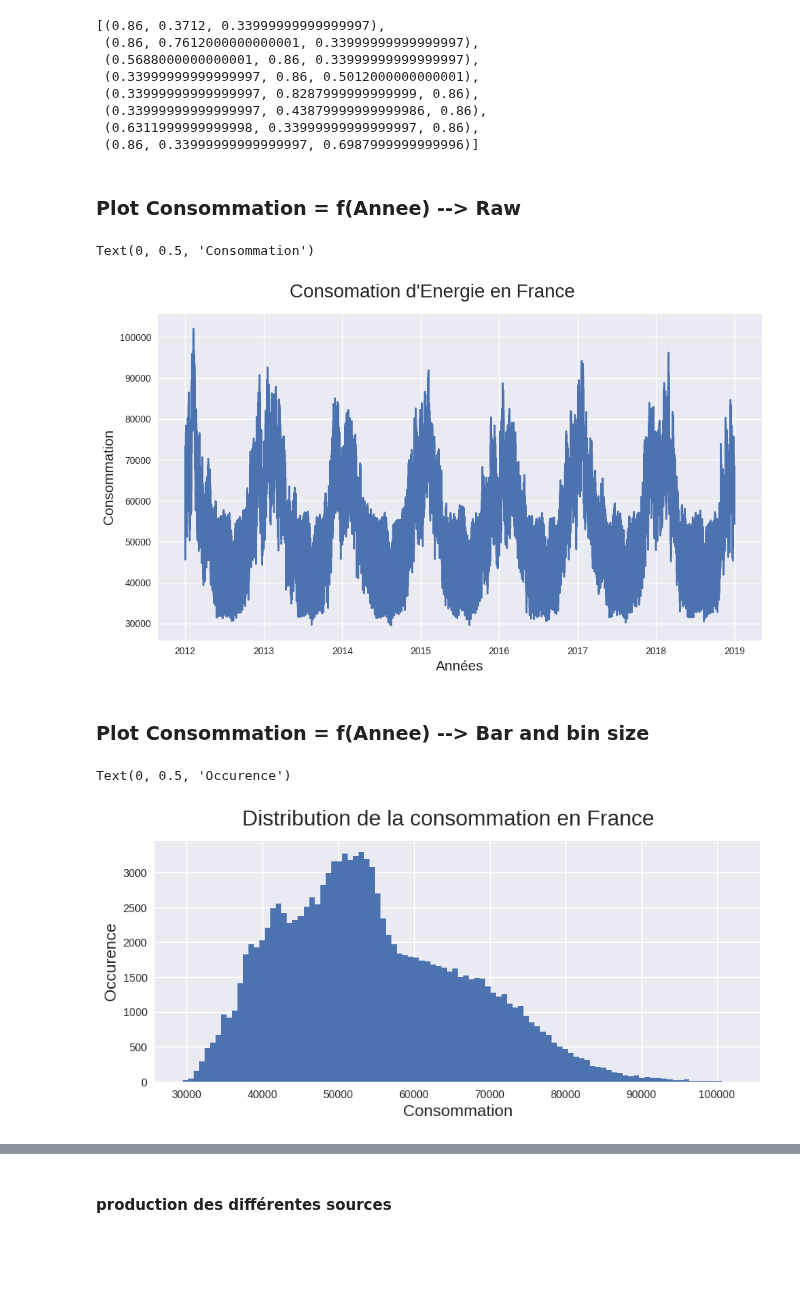
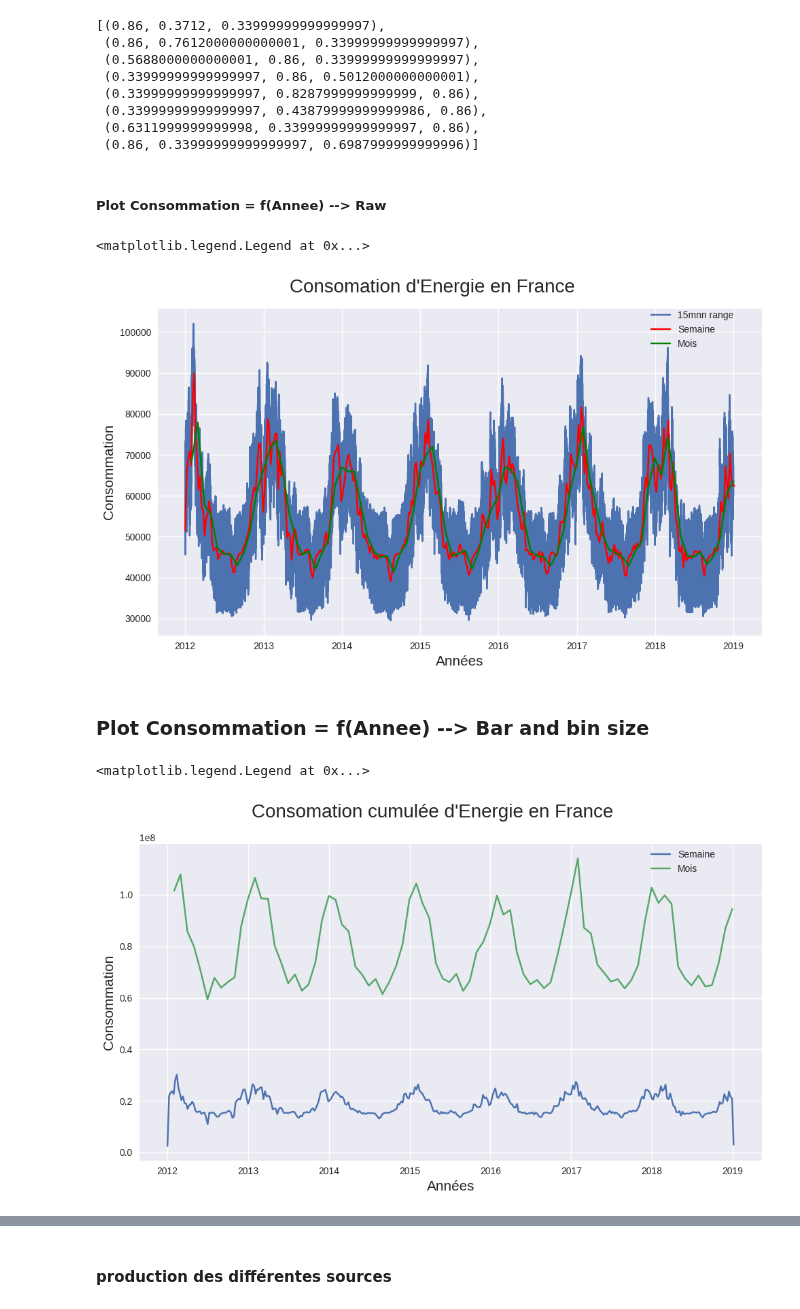
Before and after one commit to ManuLabricole/CDN-Statistique, a Jupyter notebook: Notebooks/Stat_descriptives_part2_mise_en_pratique.ipynb, the cells around one changed output, grey strips where cells are left out. Cells and saved outputs as stored; diff of their text form; code cells hidden in the pictures; blank space fills up the shorter version.

```diff
--- a/Notebooks/Stat_descriptives_part2_mise_en_pratique.ipynb
+++ b/Notebooks/Stat_descriptives_part2_mise_en_pratique.ipynb
@@ -566,28 +574,33 @@ sns.color_palette("hls", 8)
  (0.6311999999999998, 0.33999999999999997, 0.86),
  (0.86, 0.33999999999999997, 0.6987999999999996)]
 # %% [markdown]
-### Plot Consommation = f(Annee) --> Raw
+##### Plot Consommation = f(Annee) --> Raw
 # %%
 plt.style.use('seaborn')
 fig = plt.figure(layout="tight", figsize=(10, 6))
 fig.suptitle("Consomation d'Energie en France", fontsize=20)
 ax = fig.subplots()
 ax.plot(df_n.index, df_n['Consommation'])
+ax.plot(df_n["Consommation"].resample("W").mean(), color="r")
+ax.plot(df_n["Consommation"].resample("M").mean(), color="g")
 ax.set_xlabel("Années", loc="center", fontsize=15)
 ax.set_ylabel("Consommation", loc="center", fontsize=15)#, c=colors[color1])
+fig.legend(["15mnn range", "Semaine", "Mois"],loc=(0.82, 0.8))
 # %% [output]
-Text(0, 0.5, 'Consommation')
+<matplotlib.legend.Legend at 0x...>
-[figure, old version]
+[figure, new version]
 # %% [markdown]
 ### Plot Consommation = f(Annee) --> Bar and bin size
 # %%
 plt.style.use('seaborn')
-fig = plt.figure(figsize=(10, 4))
-fig.suptitle("Distribution de la consommation en France", fontsize=20)
+fig = plt.figure(layout="tight", figsize=(10, 6))
+fig.suptitle("Consomation cumulée d'Energie en France", fontsize=20)
 ax = fig.subplots()
-ax.hist(df['Consommation'], bins=100)
-ax.set_xlabel("Consommation", loc="center", fontsize=15)
-ax.set_ylabel("Occurence", loc="center", fontsize=15)#, c=colors[color1])
+ax.plot(df_n["Consommation"].resample("W").sum())
+ax.plot(df_n["Consommation"].resample("M").sum())
+ax.set_xlabel("Années", loc="center", fontsize=15)
+ax.set_ylabel("Consommation", loc="center", fontsize=15)#, c=colors[color1])
+fig.legend(["Semaine", "Mois"],loc=(0.82, 0.8))
 # %% [output]
-Text(0, 0.5, 'Occurence')
+<matplotlib.legend.Legend at 0x...>
-[figure, old version]
+[figure, new version]
```
Also changed, not shown: parts of 12 cells of this notebook.
